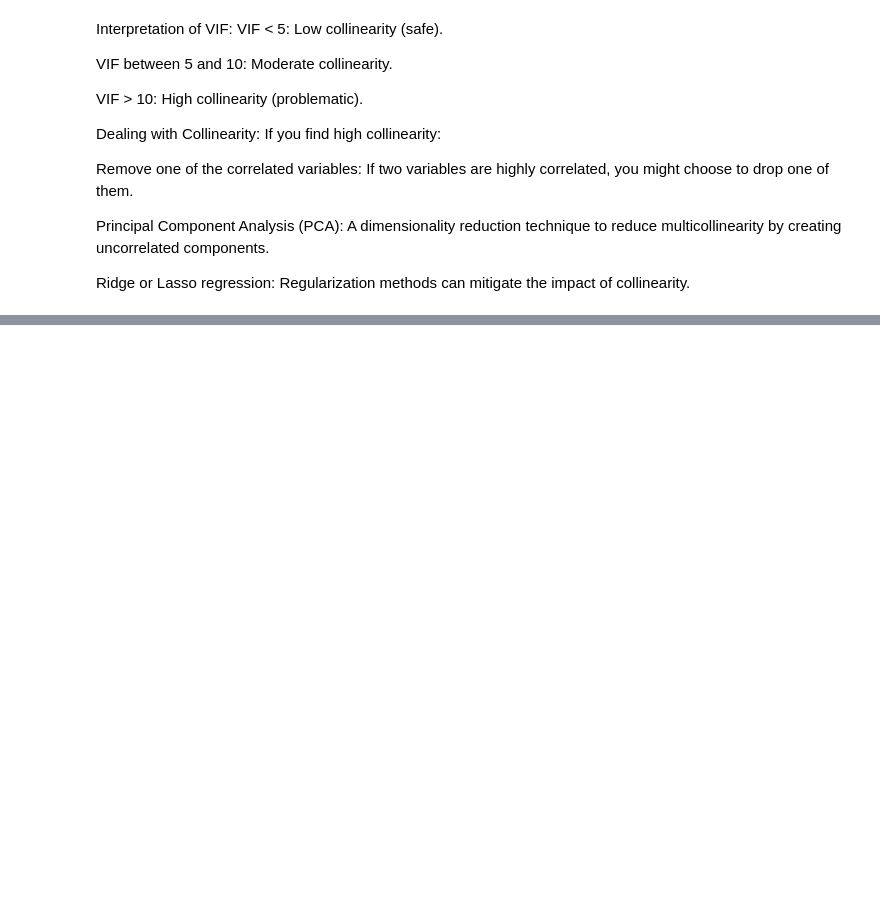
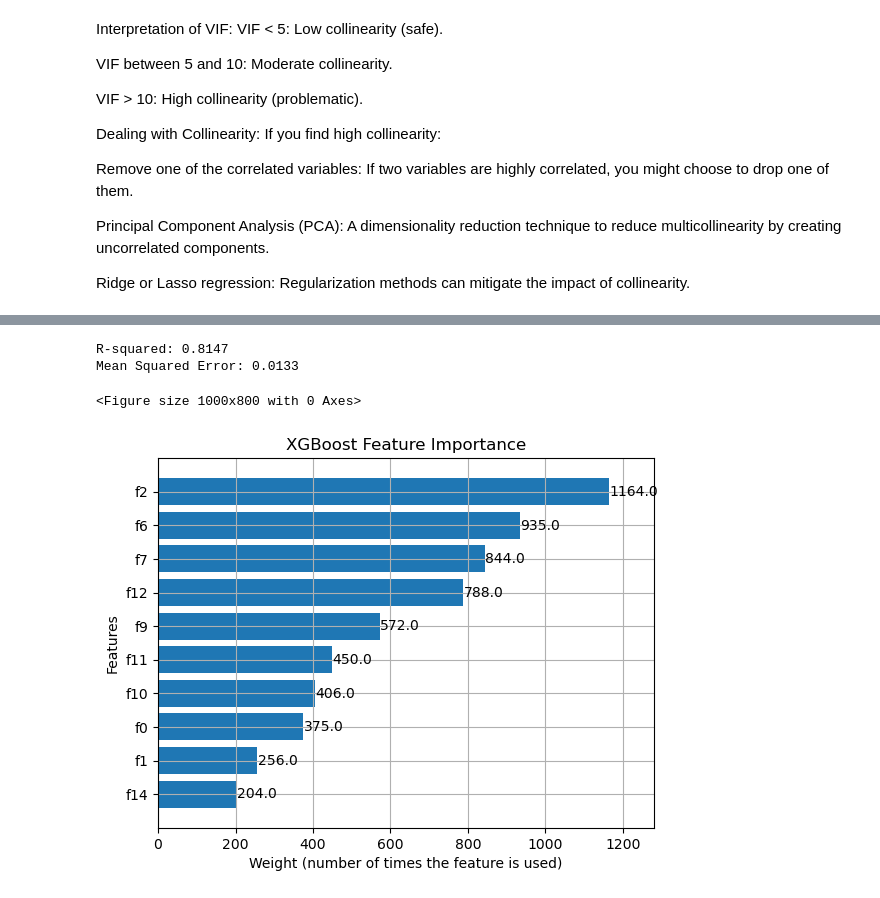
Before and after one commit to vmachok57/bcnbicing_prediction, a Jupyter notebook: Proyecto_Vitaliy.ipynb, the cells around one changed output, grey strips where cells are left out. Cells and saved outputs as stored; diff of their text form; code cells hidden in the pictures; blank space fills up the shorter version.

```diff
--- a/Proyecto_Vitaliy.ipynb
+++ b/Proyecto_Vitaliy.ipynb
@@ -671 +658,65 @@ nearby_distance                                              0.0000
+# %%
+import pandas as pd
+import xgboost as xgb
+from sklearn.model_selection import train_test_split
+from sklearn.preprocessing import StandardScaler
+from sklearn.metrics import mean_squared_error, r2_score
+import matplotlib.pyplot as plt
+
+# Example DataFrame (replace this with your actual DataFrame)
+# df_prediction_task = pd.read_csv('your_data.csv')  # If you're reading data from a file
+
+# Select features and target variable
+features = ['month', 'day', 'hour', 'is_weekend', 'is_holiday', 'is_charging_station',
+            'disponibilidad_porcentage_1h_antes','altitude','special_event',
+           'disponibilidad_porcentage_2h_antes',
+           'disponibilidad_porcentage_3h_antes',
+           'disponibilidad_porcentage_4h_antes',
+            'nearest_station_distance', 'nearby_distance',
+            'stations_within_300m']  # Independent variables
+
+target_variable = 'percentage_docks_available'  # Dependent variable
+
+# Prepare the data
+df_prediction_task = df_prediction_task.dropna(subset=features + [target_variable])
+
+X = df_prediction_task[features]
+y = df_prediction_task[target_variable]
+
+# Standardize the data (important for many ML algorithms, including XGBoost)
+scaler = StandardScaler()
+X_scaled = scaler.fit_transform(X)
+
+# Split the data into training and testing sets
+X_train, X_test, y_train, y_test = train_test_split(X_scaled, y, test_size=0.2, random_state=42)
+
+# Initialize the XGBoost Regressor model
+xgb_model = xgb.XGBRegressor(objective='reg:squarederror', random_state=42)
+
+# Train the model
+xgb_model.fit(X_train, y_train)
+
+# Make predictions
+y_pred = xgb_model.predict(X_test)
+
+# Evaluate the model using R-squared and Mean Squared Error
+r2 = r2_score(y_test, y_pred)
+mse = mean_squared_error(y_test, y_pred)
+
+# Print evaluation metrics
+print(f"R-squared: {r2:.4f}")
+print(f"Mean Squared Error: {mse:.4f}")
+
+# Plot feature importance with custom column names (feature names should be directly from the model)
+plt.figure(figsize=(10, 8))
+xgb.plot_importance(xgb_model, importance_type='weight', max_num_features=10,
+                    title='XGBoost Feature Importance', height=0.8,
+                    xlabel='Weight (number of times the feature is used)'
+                   )
+plt.show()
+# %% [output]
+R-squared: 0.8147
+Mean Squared Error: 0.0133
+<Figure size 1000x800 with 0 Axes>
+[figure, added]
 # %%
```
Also changed, not shown: parts of 76 cells of this notebook.
